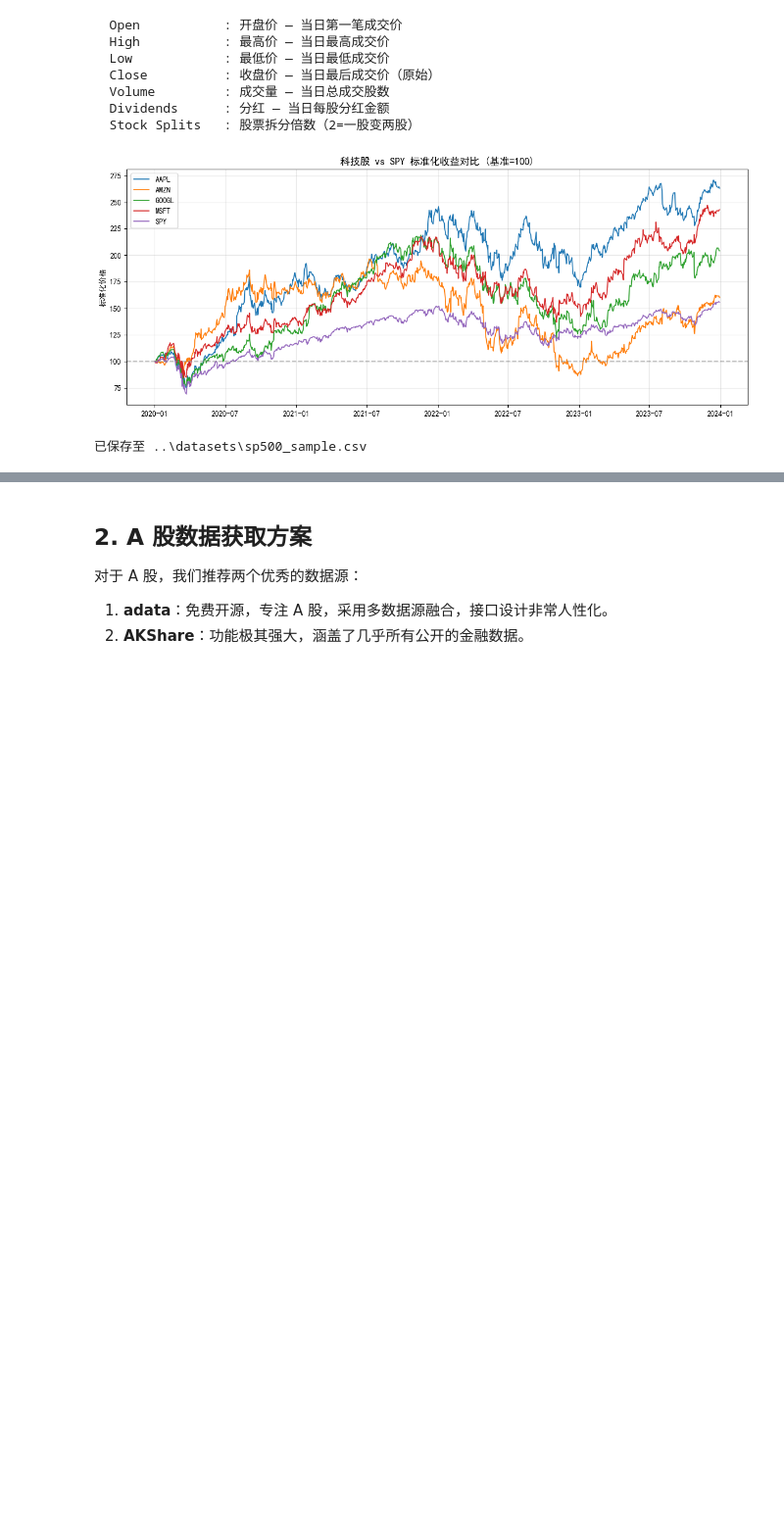
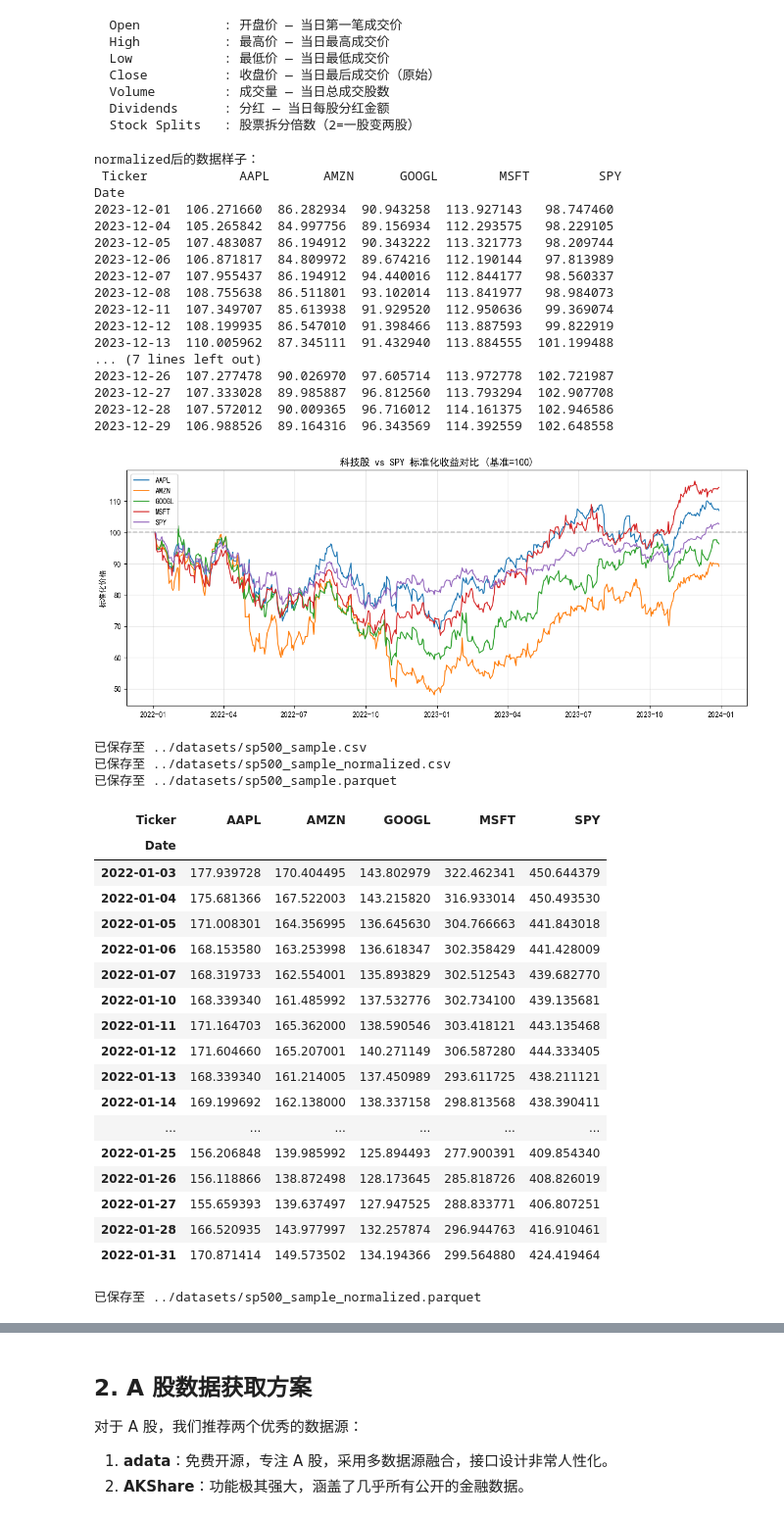
Before and after one commit to zhanghaifeng9988/quant-trade-study-backtrader-, a Jupyter notebook: docs/02_data/01_data_sources.ipynb, the cells around one changed output, grey strips where cells are left out. Shown at 98% size. Saved outputs shown, nothing was run; the diff lists cells and outputs as text; code cells hidden in the pictures; blank space fills up the shorter version.

```diff
--- a/docs/02_data/01_data_sources.ipynb
+++ b/docs/02_data/01_data_sources.ipynb
@@ -90,33 +94,75 @@ for k, v in field_desc.items():
 # %%
 # ===== 多只股票批量下载 =====
 tickers = ['AAPL', 'MSFT', 'GOOGL', 'AMZN', 'SPY']
-prices = yf.download(tickers, start='2020-01-01', end='2024-01-01',
+prices = yf.download(tickers, start='2022-01-01', end='2024-01-01',
                      progress=False)['Close']
 
 # 标准化为基准100（便于比较）
 normalized = prices / prices.iloc[0] * 100 #取第一天的价格，每天价格 ÷ 第一天价格，乘以 100（标准化到基准 100）
 # 这样一眼就能比出谁涨得更多。这就是金融分析中常说的 "Indexed to 100" 或 "Normalized Close"。
 print(f'normalized后的数据样子：\n {normalized.tail(20)}')
 fig, ax = plt.subplots(figsize=(12, 5))
 for col in normalized.columns:#把标准化后的每只股票分别画在同一个坐标轴上。
     ax.plot(normalized.index, normalized[col], label=col, linewidth=1.3)
 ax.axhline(100, color='gray', linestyle='--', alpha=0.5)
 ax.set_title('科技股 vs SPY 标准化收益对比 (基准=100)', fontsize=13)
 ax.set_ylabel('标准化价格')
 ax.legend()
 ax.grid(alpha=0.3)
 plt.tight_layout()
 plt.show()
 
 # 保存到 datasets
 prices.to_csv(DATA_DIR / 'sp500_sample.csv')
 print(f'已保存至 {DATA_DIR / "sp500_sample.csv"}')
 normalized.to_csv(DATA_DIR / 'sp500_sample_normalized.csv')
 print(f'已保存至 {DATA_DIR / "sp500_sample_normalized.csv"}')
 prices.to_parquet(DATA_DIR / 'sp500_sample.parquet')
 print(f'已保存至 {DATA_DIR / "sp500_sample.parquet"}')
+spyqp=pd.read_parquet(DATA_DIR /'sp500_sample.parquet')
+display(spyqp.head(20))
 normalized.to_parquet(DATA_DIR / 'sp500_sample_normalized.parquet')
 print(f'已保存至 {DATA_DIR / "sp500_sample_normalized.parquet"}')
+sp500qp=pd.read_parquet(DATA_DIR /'sp500_sample_normalized.parquet')
+display(sp500qp.head(20))
 # %% [output]
+normalized后的数据样子：
+ Ticker            AAPL       AMZN      GOOGL        MSFT         SPY
+Date
+2023-12-01  106.271660  86.282934  90.943258  113.927143   98.747460
+2023-12-04  105.265842  84.997756  89.156934  112.293575   98.229105
+2023-12-05  107.483087  86.194912  90.343222  113.321773   98.209744
+2023-12-06  106.871817  84.809972  89.674216  112.190144   97.813989
+2023-12-07  107.955437  86.194912  94.440016  112.844177   98.560337
+2023-12-08  108.755638  86.511801  93.102014  113.841977   98.984073
+2023-12-11  107.349707  85.613938  91.929520  112.950636   99.369074
+2023-12-12  108.199935  86.547010  91.398466  113.887593   99.822919
+2023-12-13  110.005962  87.345111  91.432940  113.884555  101.199488
+... (7 lines left out)
+2023-12-26  107.277478  90.026970  97.605714  113.972778  102.721987
+2023-12-27  107.333028  89.985887  96.812560  113.793294  102.907708
+2023-12-28  107.572012  90.009365  96.716012  114.161375  102.946586
+2023-12-29  106.988526  89.164316  96.343569  114.392559  102.648558
-[figure, old version]
+[figure, new version]
-已保存至 ..\datasets\sp500_sample.csv
+已保存至 ../datasets/sp500_sample.csv
+已保存至 ../datasets/sp500_sample_normalized.csv
+已保存至 ../datasets/sp500_sample.parquet
+| Ticker | AAPL | AMZN | GOOGL | MSFT | SPY |
+| Date |  |  |  |  |  |
+| 2022-01-03 | 177.939728 | 170.404495 | 143.802979 | 322.462341 | 450.644379 |
+| 2022-01-04 | 175.681366 | 167.522003 | 143.215820 | 316.933014 | 450.493530 |
+| 2022-01-05 | 171.008301 | 164.356995 | 136.645630 | 304.766663 | 441.843018 |
+| 2022-01-06 | 168.153580 | 163.253998 | 136.618347 | 302.358429 | 441.428009 |
+| 2022-01-07 | 168.319733 | 162.554001 | 135.893829 | 302.512543 | 439.682770 |
+| 2022-01-10 | 168.339340 | 161.485992 | 137.532776 | 302.734100 | 439.135681 |
+| 2022-01-11 | 171.164703 | 165.362000 | 138.590546 | 303.418121 | 443.135468 |
+| 2022-01-12 | 171.604660 | 165.207001 | 140.271149 | 306.587280 | 444.333405 |
+| 2022-01-13 | 168.339340 | 161.214005 | 137.450989 | 293.611725 | 438.211121 |
+| 2022-01-14 | 169.199692 | 162.138000 | 138.337158 | 298.813568 | 438.390411 |
+| ... | ... | ... | ... | ... | ... |
+| 2022-01-25 | 156.206848 | 139.985992 | 125.894493 | 277.900391 | 409.854340 |
+| 2022-01-26 | 156.118866 | 138.872498 | 128.173645 | 285.818726 | 408.826019 |
+| 2022-01-27 | 155.659393 | 139.637497 | 127.947525 | 288.833771 | 406.807251 |
+| 2022-01-28 | 166.520935 | 143.977997 | 132.257874 | 296.944763 | 416.910461 |
+| 2022-01-31 | 170.871414 | 149.573502 | 134.194366 | 299.564880 | 424.419464 |
+已保存至 ../datasets/sp500_sample_normalized.parquet
```
Also changed, not shown: parts of 3 cells of this notebook, 6 other files.
